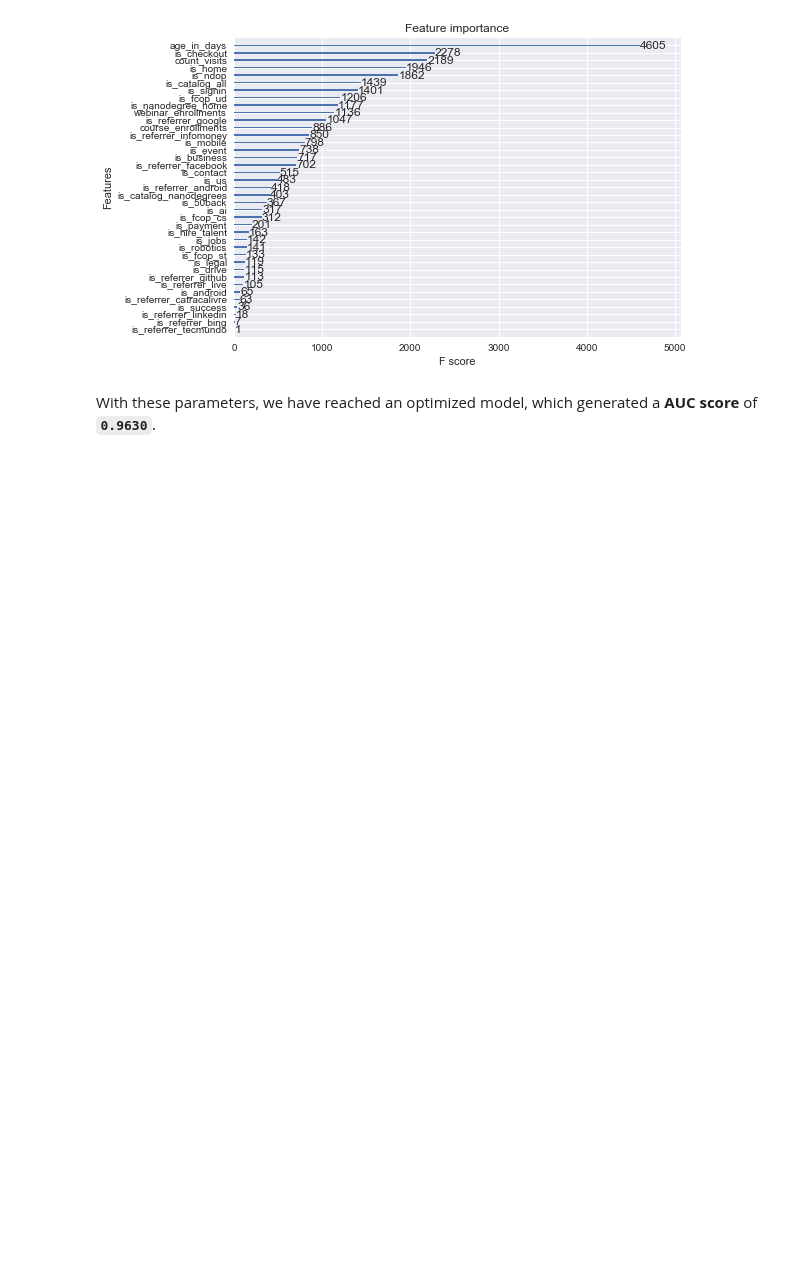
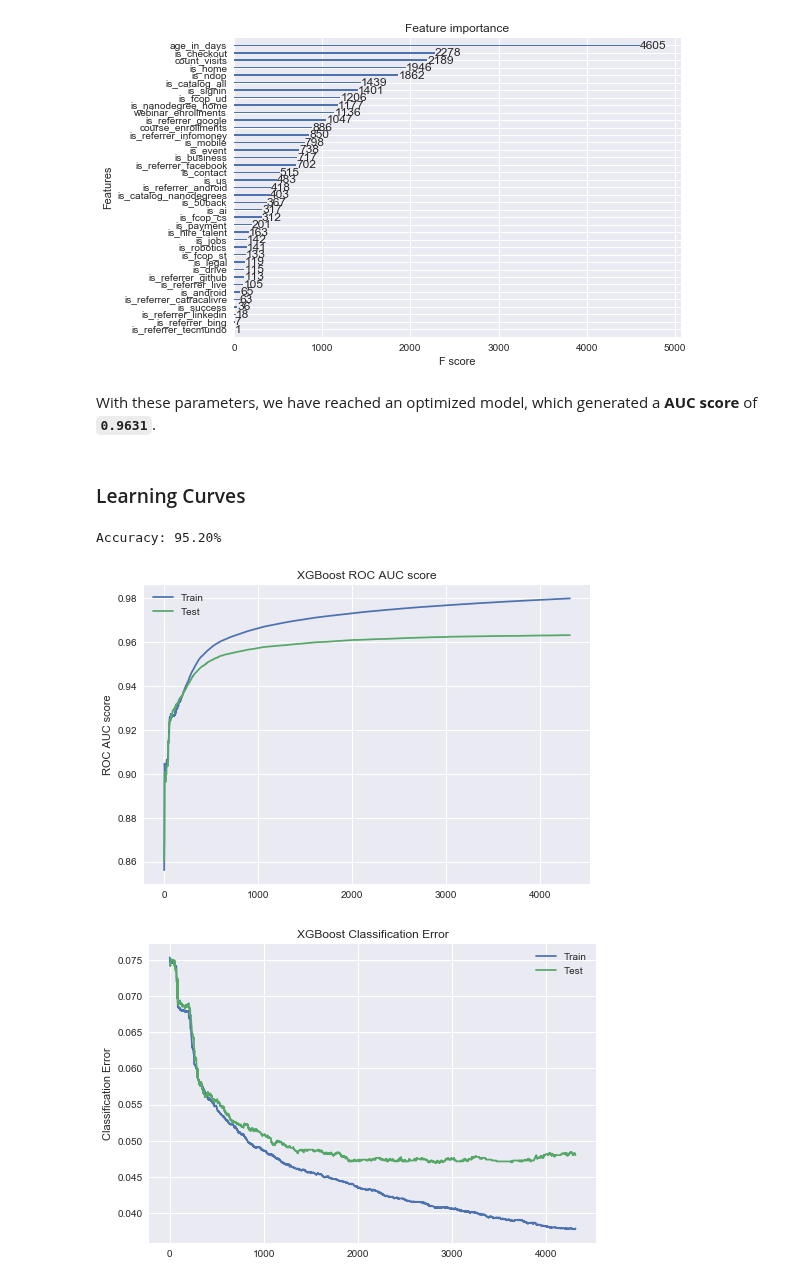
Before and after one commit to CarlosUdacity/nanodegree-projects, a Jupyter notebook: machine-learning/capstone/capstone_final_report.ipynb, the cells around one changed output. Saved outputs shown, nothing was run; the diff lists cells and outputs as text; code cells hidden in the pictures; blank space fills up the shorter version.

Commit message:
Machine Learning Final Project done

```diff
--- a/machine-learning/capstone/capstone_final_report.ipynb
+++ b/machine-learning/capstone/capstone_final_report.ipynb
@@ -696,4 +697,46 @@ Optimal number of trees n_estimators: 4315
 | 1 | XGBClassifier | test | AUC score | 0.963075 |
 [figure]
 # %% [markdown]
-With these parameters, we have reached an optimized model, which generated a **AUC score** of **`0.9630`**.
+With these parameters, we have reached an optimized model, which generated a **AUC score** of **`0.9631`**.
+# %% [markdown]
+### Learning Curves
+# %%
+# plot learning curve
+from numpy import loadtxt
+from xgboost import XGBClassifier
+from sklearn.model_selection import train_test_split
+from sklearn.metrics import accuracy_score
+from matplotlib import pyplot
+
+eval_set = [(X_train, y_train), (X_test, y_test)]
+model.fit(X_train, y_train, eval_metric=["error", "auc"], eval_set=eval_set, verbose=False)
+# make predictions for test data
+y_pred = model.predict(X_test)
+predictions = [round(value) for value in y_pred]
+# evaluate predictions
+accuracy = accuracy_score(y_test, predictions)
+print("Accuracy: %.2f%%" % (accuracy * 100.0))
+# retrieve performance metrics
+results = model.evals_result()
+epochs = len(results['validation_0']['error'])
+x_axis = range(0, epochs)
+# plot log loss
+fig, ax = pyplot.subplots()
+ax.plot(x_axis, results['validation_0']['auc'], label='Train')
+ax.plot(x_axis, results['validation_1']['auc'], label='Test')
+ax.legend()
+pyplot.ylabel('ROC AUC score')
+pyplot.title('XGBoost ROC AUC score')
+pyplot.show()
+# plot classification error
+fig, ax = pyplot.subplots()
+ax.plot(x_axis, results['validation_0']['error'], label='Train')
+ax.plot(x_axis, results['validation_1']['error'], label='Test')
+ax.legend()
+pyplot.ylabel('Classification Error')
+pyplot.title('XGBoost Classification Error')
+pyplot.show()
+# %% [output]
+Accuracy: 95.20%
+[figure, added]
+[figure, added]
```
Also changed, not shown: parts of 6 cells of this notebook, 30 other files.
